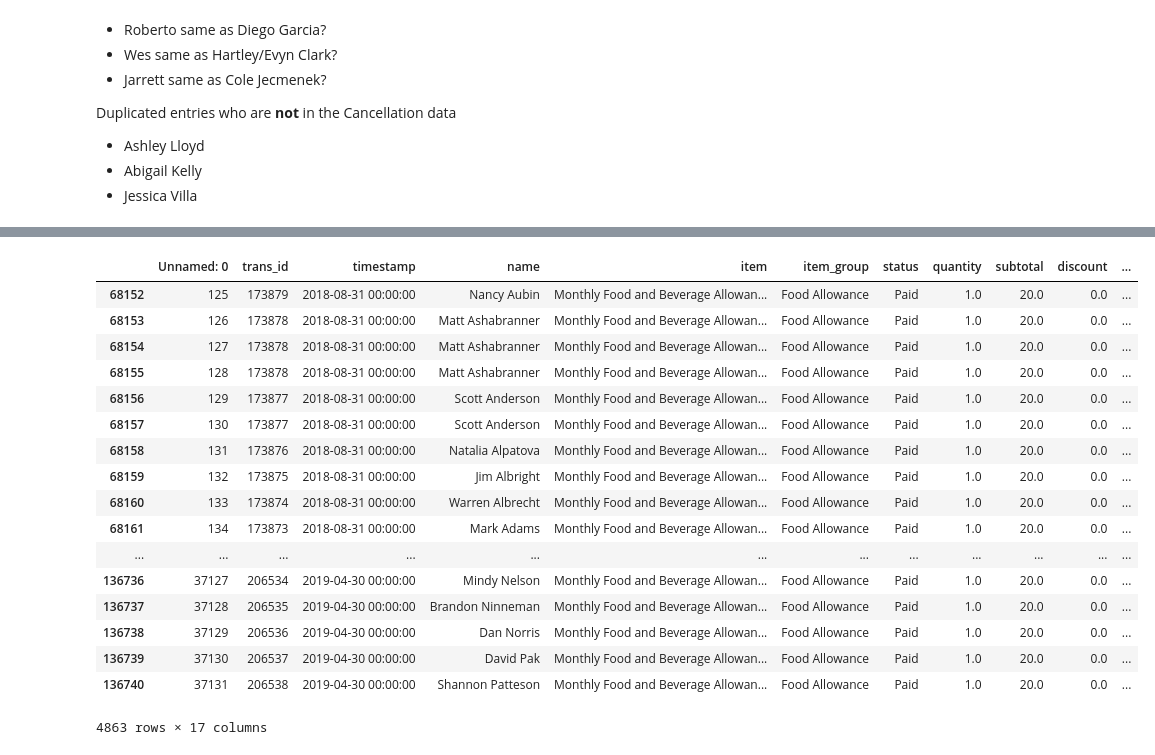
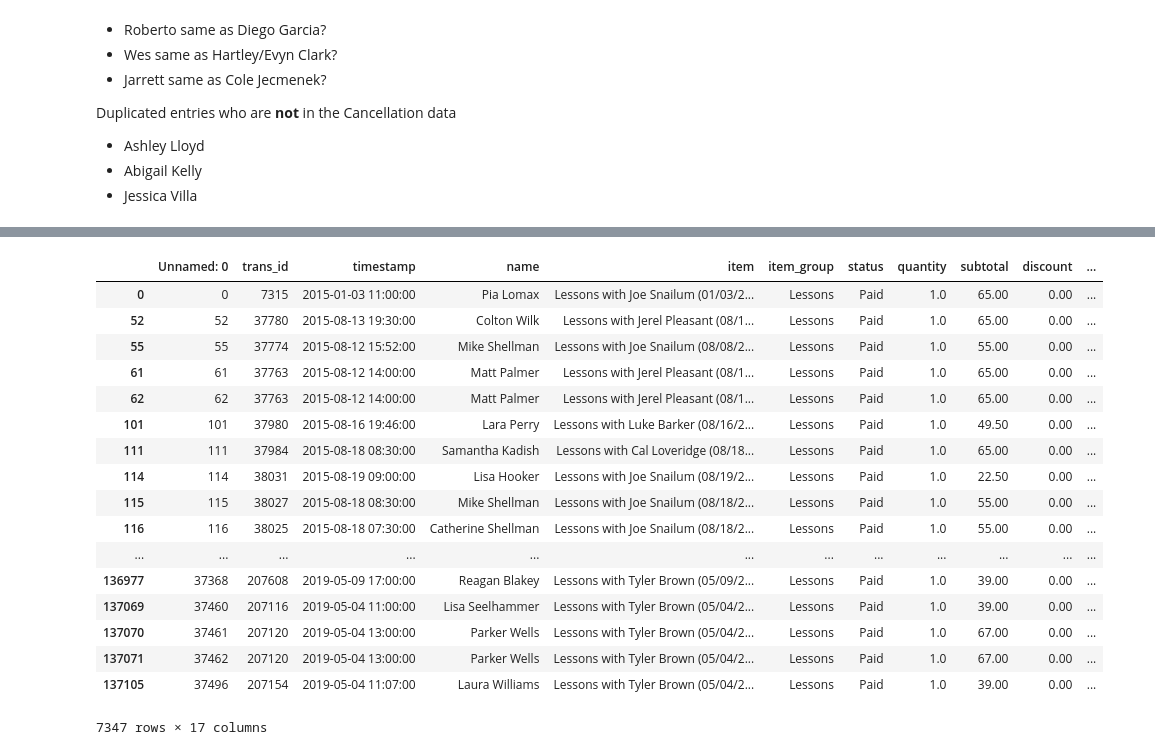
Before and after one commit to crisgiovanoni/jncc_project, a Jupyter notebook: business_intelligence.ipynb, the cells around one changed output, grey strips where cells are left out. Saved outputs shown, nothing was run; the diff lists cells and outputs as text; code cells hidden in the pictures.

```diff
--- a/business_intelligence.ipynb
+++ b/business_intelligence.ipynb
@@ -101,21 +145,21 @@ member.item_group.unique().tolist()
 # %%
-member[member.item_group=="Food Allowance"]
+member[member.item_group=="Lessons"]
 # %% [output]
 |  | Unnamed: 0 | trans_id | timestamp | name | item | item_group | status | quantity | subtotal | discount | ... |
-| 68152 | 125 | 173879 | 2018-08-31 00:00:00 | Nancy Aubin | Monthly Food and Beverage Allowan... | Food Allowance | Paid | 1.0 | 20.0 | 0.0 | ... |
-| 68153 | 126 | 173878 | 2018-08-31 00:00:00 | Matt Ashabranner | Monthly Food and Beverage Allowan... | Food Allowance | Paid | 1.0 | 20.0 | 0.0 | ... |
-| 68154 | 127 | 173878 | 2018-08-31 00:00:00 | Matt Ashabranner | Monthly Food and Beverage Allowan... | Food Allowance | Paid | 1.0 | 20.0 | 0.0 | ... |
-| 68155 | 128 | 173878 | 2018-08-31 00:00:00 | Matt Ashabranner | Monthly Food and Beverage Allowan... | Food Allowance | Paid | 1.0 | 20.0 | 0.0 | ... |
-| 68156 | 129 | 173877 | 2018-08-31 00:00:00 | Scott Anderson | Monthly Food and Beverage Allowan... | Food Allowance | Paid | 1.0 | 20.0 | 0.0 | ... |
-| 68157 | 130 | 173877 | 2018-08-31 00:00:00 | Scott Anderson | Monthly Food and Beverage Allowan... | Food Allowance | Paid | 1.0 | 20.0 | 0.0 | ... |
-| 68158 | 131 | 173876 | 2018-08-31 00:00:00 | Natalia Alpatova | Monthly Food and Beverage Allowan... | Food Allowance | Paid | 1.0 | 20.0 | 0.0 | ... |
-| 68159 | 132 | 173875 | 2018-08-31 00:00:00 | Jim Albright | Monthly Food and Beverage Allowan... | Food Allowance | Paid | 1.0 | 20.0 | 0.0 | ... |
-| 68160 | 133 | 173874 | 2018-08-31 00:00:00 | Warren Albrecht | Monthly Food and Beverage Allowan... | Food Allowance | Paid | 1.0 | 20.0 | 0.0 | ... |
-| 68161 | 134 | 173873 | 2018-08-31 00:00:00 | Mark Adams | Monthly Food and Beverage Allowan... | Food Allowance | Paid | 1.0 | 20.0 | 0.0 | ... |
+| 0 | 0 | 7315 | 2015-01-03 11:00:00 | Pia Lomax | Lessons with Joe Snailum (01/03/2... | Lessons | Paid | 1.0 | 65.00 | 0.00 | ... |
+| 52 | 52 | 37780 | 2015-08-13 19:30:00 | Colton Wilk | Lessons with Jerel Pleasant (08/1... | Lessons | Paid | 1.0 | 65.00 | 0.00 | ... |
+| 55 | 55 | 37774 | 2015-08-12 15:52:00 | Mike Shellman | Lessons with Joe Snailum (08/08/2... | Lessons | Paid | 1.0 | 55.00 | 0.00 | ... |
+| 61 | 61 | 37763 | 2015-08-12 14:00:00 | Matt Palmer | Lessons with Jerel Pleasant (08/1... | Lessons | Paid | 1.0 | 65.00 | 0.00 | ... |
+| 62 | 62 | 37763 | 2015-08-12 14:00:00 | Matt Palmer | Lessons with Jerel Pleasant (08/1... | Lessons | Paid | 1.0 | 65.00 | 0.00 | ... |
+| 101 | 101 | 37980 | 2015-08-16 19:46:00 | Lara Perry | Lessons with Luke Barker (08/16/2... | Lessons | Paid | 1.0 | 49.50 | 0.00 | ... |
+| 111 | 111 | 37984 | 2015-08-18 08:30:00 | Samantha Kadish | Lessons with Cal Loveridge (08/18... | Lessons | Paid | 1.0 | 65.00 | 0.00 | ... |
+| 114 | 114 | 38031 | 2015-08-19 09:00:00 | Lisa Hooker | Lessons with Joe Snailum (08/19/2... | Lessons | Paid | 1.0 | 22.50 | 0.00 | ... |
+| 115 | 115 | 38027 | 2015-08-18 08:30:00 | Mike Shellman | Lessons with Joe Snailum (08/18/2... | Lessons | Paid | 1.0 | 55.00 | 0.00 | ... |
+| 116 | 116 | 38025 | 2015-08-18 07:30:00 | Catherine Shellman | Lessons with Joe Snailum (08/18/2... | Lessons | Paid | 1.0 | 55.00 | 0.00 | ... |
 | ... | ... | ... | ... | ... | ... | ... | ... | ... | ... | ... | ... |
-| 136736 | 37127 | 206534 | 2019-04-30 00:00:00 | Mindy Nelson | Monthly Food and Beverage Allowan... | Food Allowance | Paid | 1.0 | 20.0 | 0.0 | ... |
-| 136737 | 37128 | 206535 | 2019-04-30 00:00:00 | Brandon Ninneman | Monthly Food and Beverage Allowan... | Food Allowance | Paid | 1.0 | 20.0 | 0.0 | ... |
-| 136738 | 37129 | 206536 | 2019-04-30 00:00:00 | Dan Norris | Monthly Food and Beverage Allowan... | Food Allowance | Paid | 1.0 | 20.0 | 0.0 | ... |
-| 136739 | 37130 | 206537 | 2019-04-30 00:00:00 | David Pak | Monthly Food and Beverage Allowan... | Food Allowance | Paid | 1.0 | 20.0 | 0.0 | ... |
-| 136740 | 37131 | 206538 | 2019-04-30 00:00:00 | Shannon Patteson | Monthly Food and Beverage Allowan... | Food Allowance | Paid | 1.0 | 20.0 | 0.0 | ... |
+| 136977 | 37368 | 207608 | 2019-05-09 17:00:00 | Reagan Blakey | Lessons with Tyler Brown (05/09/2... | Lessons | Paid | 1.0 | 39.00 | 0.00 | ... |
+| 137069 | 37460 | 207116 | 2019-05-04 11:00:00 | Lisa Seelhammer | Lessons with Tyler Brown (05/04/2... | Lessons | Paid | 1.0 | 39.00 | 0.00 | ... |
+| 137070 | 37461 | 207120 | 2019-05-04 13:00:00 | Parker Wells | Lessons with Tyler Brown (05/04/2... | Lessons | Paid | 1.0 | 67.00 | 0.00 | ... |
+| 137071 | 37462 | 207120 | 2019-05-04 13:00:00 | Parker Wells | Lessons with Tyler Brown (05/04/2... | Lessons | Paid | 1.0 | 67.00 | 0.00 | ... |
+| 137105 | 37496 | 207154 | 2019-05-04 11:07:00 | Laura Williams | Lessons with Tyler Brown (05/04/2... | Lessons | Paid | 1.0 | 39.00 | 0.00 | ... |
-4863 rows × 17 columns
+7347 rows × 17 columns
```
Also changed, not shown: parts of 12 cells of this notebook.
